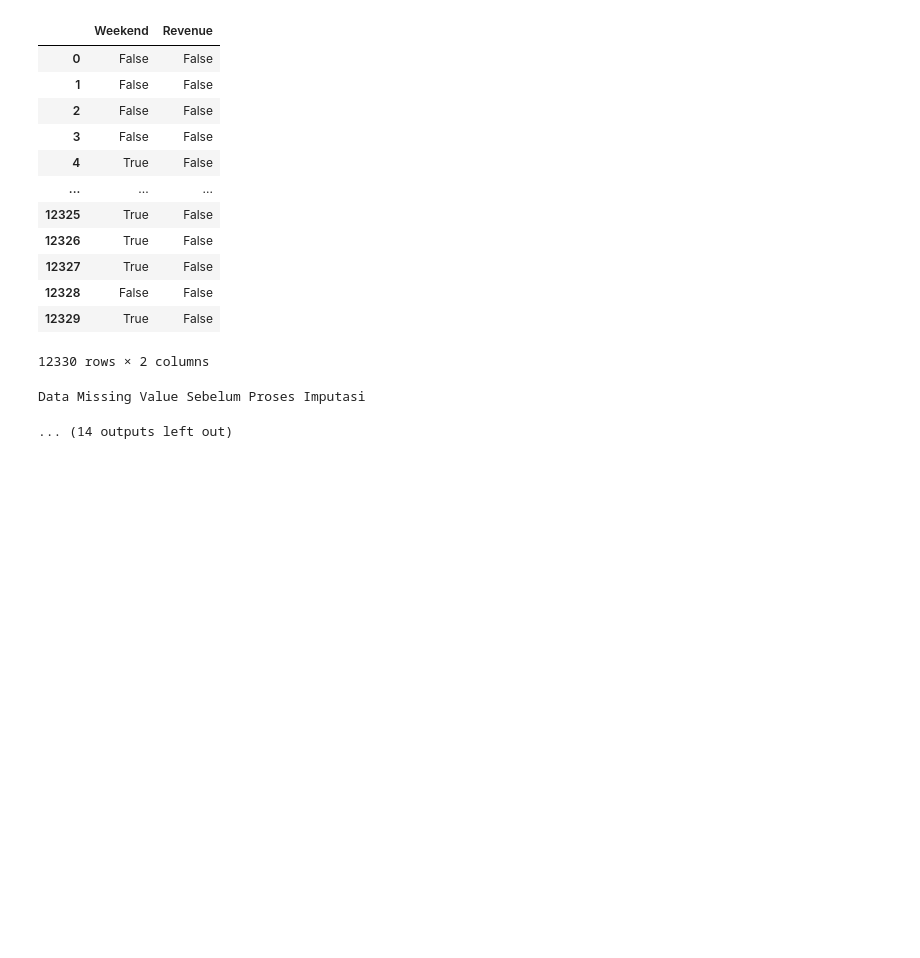
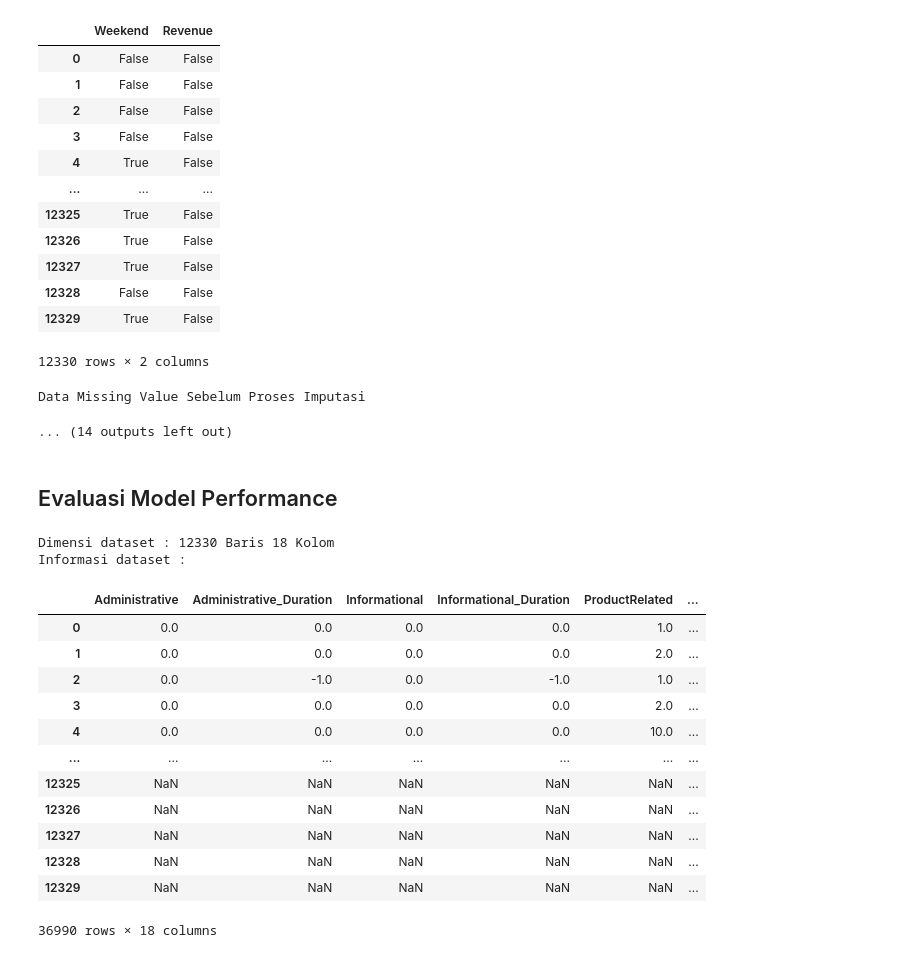
Before and after one commit to UsepSyaikalArifin/DQLab-Academy-Course-Online, a Jupyter notebook: Kelas Fundamental/Machine Learning With Python for Beginner/Jupyter Notebook/main.ipynb, the cells around one changed output. Cells and saved outputs as stored; diff of their text form; code cells hidden in the pictures; blank space fills up the shorter version.

```diff
--- a/Kelas Fundamental/Machine Learning With Python for Beginner/Jupyter Notebook/main.ipynb
+++ b/Kelas Fundamental/Machine Learning With Python for Beginner/Jupyter Notebook/main.ipynb
@@ -978,0 +976,46 @@ print("Hello World")
+# %% [markdown]
+## Evaluasi Model Performance
+# %%
+# Load Library atau Modul
+import numpy as np
+import pandas as pd
+from IPython.display import display
+from sklearn.preprocessing import MinMaxScaler, LabelEncoder
+from sklearn.model_selection import train_test_split
+from sklearn.tree import DecisionTreeClassifier
+from sklearn.metrics import confusion_matrix,classification_report
+
+# Load dataset
+dataset = pd.read_csv("https://storage.googleapis.com/dqlab-dataset/pythonTutorial/online_raw.csv")
+
+# Eksplorasi dataset
+print("Dimensi dataset : %d Baris %d Kolom" %dataset.shape)
+print("Informasi dataset : \n")
+tipe_dataset = dataset.dtypes.to_frame("Tipe Data")
+statistik_dasar_dataset = dataset.describe().T[["min","25%","50%","75%","max","mean","std"]]
+missing_value_dataset = dataset.isnull().sum().to_frame("Missing Value")
+resume_dataset = pd.concat([tipe_dataset,statistik_dasar_dataset,missing_value_dataset], axis=1)
+
+# Breakdown dataset berdasarkan tipe data
+tipe_dataset_count = dataset.dtypes.value_counts().index.to_list()
+dataset_numeric = dataset.select_dtypes(include=tipe_dataset_count[0:2])
+dataset_object = dataset.select_dtypes(include=tipe_dataset_count[2])
+dataset_boolean = dataset.select_dtypes(include=tipe_dataset_count[3])
+resume_dataset_berdasarkan_tipedata = pd.concat([dataset_numeric, dataset_object, dataset_boolean], axis=1)
+display(resume_dataset_berdasarkan_tipedata)
+# %% [output]
+Dimensi dataset : 12330 Baris 18 Kolom
+Informasi dataset :
+|  | Administrative | Administrative_Duration | Informational | Informational_Duration | ProductRelated | ... |
+| 0 | 0.0 | 0.0 | 0.0 | 0.0 | 1.0 | ... |
+| 1 | 0.0 | 0.0 | 0.0 | 0.0 | 2.0 | ... |
+| 2 | 0.0 | -1.0 | 0.0 | -1.0 | 1.0 | ... |
+| 3 | 0.0 | 0.0 | 0.0 | 0.0 | 2.0 | ... |
+| 4 | 0.0 | 0.0 | 0.0 | 0.0 | 10.0 | ... |
+| ... | ... | ... | ... | ... | ... | ... |
+| 12325 | NaN | NaN | NaN | NaN | NaN | ... |
+| 12326 | NaN | NaN | NaN | NaN | NaN | ... |
+| 12327 | NaN | NaN | NaN | NaN | NaN | ... |
+| 12328 | NaN | NaN | NaN | NaN | NaN | ... |
+| 12329 | NaN | NaN | NaN | NaN | NaN | ... |
+36990 rows × 18 columns
```
Also changed, not shown: parts of 2 cells of this notebook.
